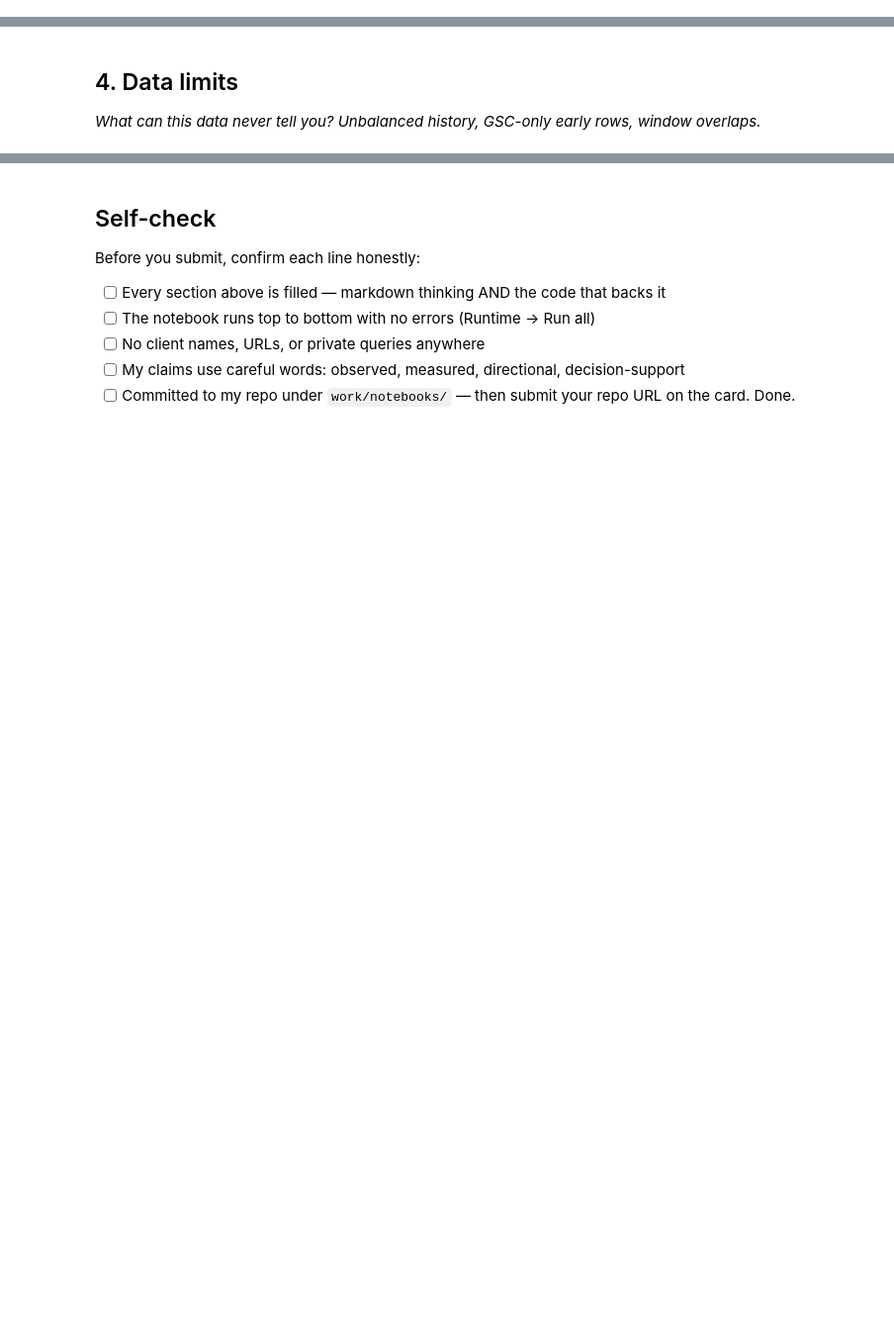
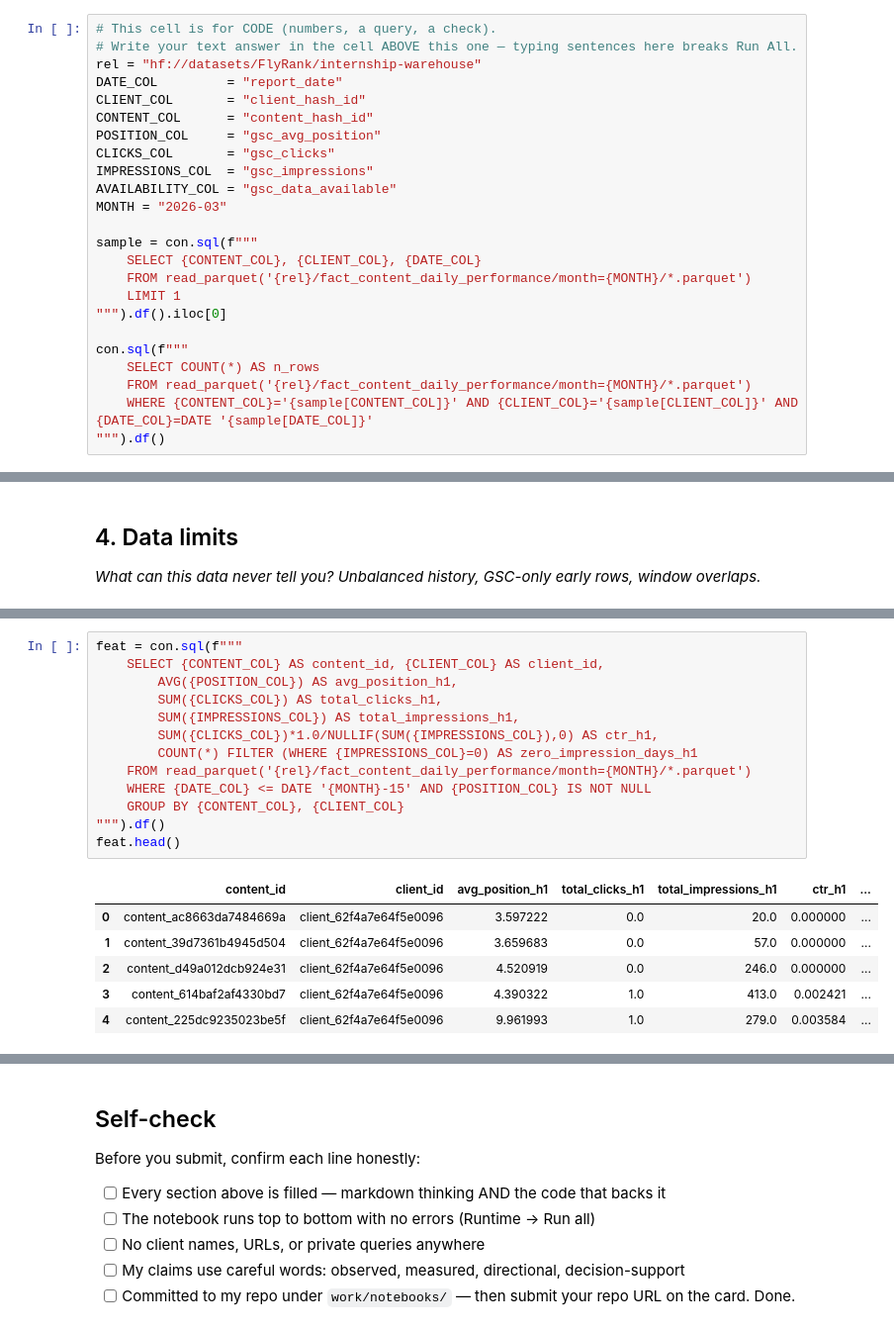
Before and after one commit to alemjarebica-cloud/ML-flyrank-AlemJ, a Jupyter notebook: work/notebooks/w03_data_contract.ipynb, the cells around one changed output, grey strips where cells are left out. Shown at 99% size. Drawn from its saved outputs; the diff is of its cells as text; blank space fills up the shorter version.

```diff
--- a/work/notebooks/w03_data_contract.ipynb
+++ b/work/notebooks/w03_data_contract.ipynb
@@ -15,0 +29,24 @@ This skeleton is yours to fill. Work the sections **in order** — each one has
+# %%
+# This cell is for CODE (numbers, a query, a check).
+# Write your text answer in the cell ABOVE this one — typing sentences here breaks Run All.
+rel = "hf://datasets/FlyRank/internship-warehouse"
+DATE_COL         = "report_date"
+CLIENT_COL       = "client_hash_id"
+CONTENT_COL      = "content_hash_id"
+POSITION_COL     = "gsc_avg_position"
+CLICKS_COL       = "gsc_clicks"
+IMPRESSIONS_COL  = "gsc_impressions"
+AVAILABILITY_COL = "gsc_data_available"
+MONTH = "2026-03"
+
+sample = con.sql(f"""
+    SELECT {CONTENT_COL}, {CLIENT_COL}, {DATE_COL}
+    FROM read_parquet('{rel}/fact_content_daily_performance/month={MONTH}/*.parquet')
+    LIMIT 1
+""").df().iloc[0]
+
+con.sql(f"""
+    SELECT COUNT(*) AS n_rows
+    FROM read_parquet('{rel}/fact_content_daily_performance/month={MONTH}/*.parquet')
+    WHERE {CONTENT_COL}='{sample[CONTENT_COL]}' AND {CLIENT_COL}='{sample[CLIENT_COL]}' AND {DATE_COL}=DATE '{sample[DATE_COL]}'
+""").df()
@@ -36,0 +164,20 @@ This skeleton is yours to fill. Work the sections **in order** — each one has
+# %%
+feat = con.sql(f"""
+    SELECT {CONTENT_COL} AS content_id, {CLIENT_COL} AS client_id,
+        AVG({POSITION_COL}) AS avg_position_h1,
+        SUM({CLICKS_COL}) AS total_clicks_h1,
+        SUM({IMPRESSIONS_COL}) AS total_impressions_h1,
+        SUM({CLICKS_COL})*1.0/NULLIF(SUM({IMPRESSIONS_COL}),0) AS ctr_h1,
+        COUNT(*) FILTER (WHERE {IMPRESSIONS_COL}=0) AS zero_impression_days_h1
+    FROM read_parquet('{rel}/fact_content_daily_performance/month={MONTH}/*.parquet')
+    WHERE {DATE_COL} <= DATE '{MONTH}-15' AND {POSITION_COL} IS NOT NULL
+    GROUP BY {CONTENT_COL}, {CLIENT_COL}
+""").df()
+feat.head()
+# %% [output]
+|  | content_id | client_id | avg_position_h1 | total_clicks_h1 | total_impressions_h1 | ctr_h1 | ... |
+| 0 | content_ac8663da7484669a | client_62f4a7e64f5e0096 | 3.597222 | 0.0 | 20.0 | 0.000000 | ... |
+| 1 | content_39d7361b4945d504 | client_62f4a7e64f5e0096 | 3.659683 | 0.0 | 57.0 | 0.000000 | ... |
+| 2 | content_d49a012dcb924e31 | client_62f4a7e64f5e0096 | 4.520919 | 0.0 | 246.0 | 0.000000 | ... |
+| 3 | content_614baf2af4330bd7 | client_62f4a7e64f5e0096 | 4.390322 | 1.0 | 413.0 | 0.002421 | ... |
+| 4 | content_225dc9235023be5f | client_62f4a7e64f5e0096 | 9.961993 | 1.0 | 279.0 | 0.003584 | ... |
```
Also changed, not shown: parts of 16 cells of this notebook.
